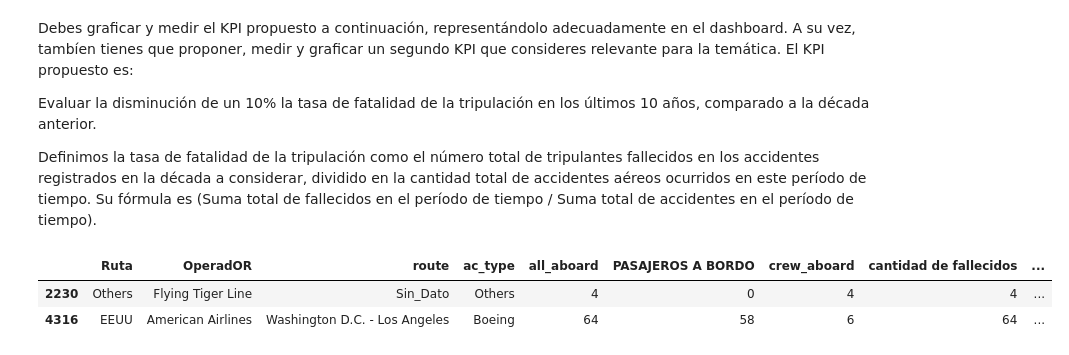
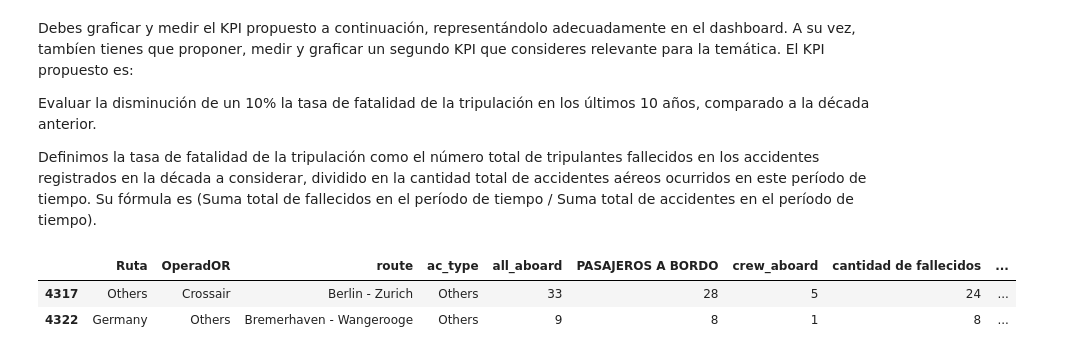
Before and after one commit to willflorez/accidentesAereos, a Jupyter notebook: EDA.ipynb, the cells around one changed output. Cells and saved outputs as stored; diff of their text form; code cells hidden in the pictures.

Commit message:
conjunto de datos limpio

```diff
--- a/EDA.ipynb
+++ b/EDA.ipynb
@@ -1001,6 +1001,6 @@ EN ESTOS INDICES DE ARRIBA SE ENCUENTRA UN DATO ATIPICO PARA LA COLUMNA GROUND Y
 # %%
-aa.at[4317, 'ground'] = 'Sin_Dato'
-aa.at[4322, 'ground'] = 'Sin_Dato'
+aa.at[4317, 'ground'] = 2750
+aa.at[4322, 'ground'] = 2750
 # %%
 conteoground = aa['ground'].value_counts()
 conteoground
@@ -1029,9 +1029,9 @@ Evaluar la disminución de un 10% la tasa de fatalidad de la tripulación en los
 
 Definimos la tasa de fatalidad de la tripulación como el número total de tripulantes fallecidos en los accidentes registrados en la década a considerar, dividido en la cantidad total de accidentes aéreos ocurridos en este período de tiempo. Su fórmula es (Suma total de fallecidos en el período de tiempo / Suma total de accidentes en el período de tiempo).
 # %%
-dante = aa[aa['ground'] == '125']
+dante = aa[aa['ground'] == 2750]
 dante
 # %% [output]
 |  | Ruta | OperadOR | route | ac_type | all_aboard | PASAJEROS A BORDO | crew_aboard | cantidad de fallecidos | ... |
-| 2230 | Others | Flying Tiger Line | Sin_Dato | Others | 4 | 0 | 4 | 4 | ... |
-| 4316 | EEUU | American Airlines | Washington D.C. - Los Angeles | Boeing | 64 | 58 | 6 | 64 | ... |
+| 4317 | Others | Crossair | Berlin - Zurich | Others | 33 | 28 | 5 | 24 | ... |
+| 4322 | Germany | Others | Bremerhaven - Wangerooge | Others | 9 | 8 | 1 | 8 | ... |
```
Also changed, not shown: parts of 21 cells of this notebook, 1 other file.
